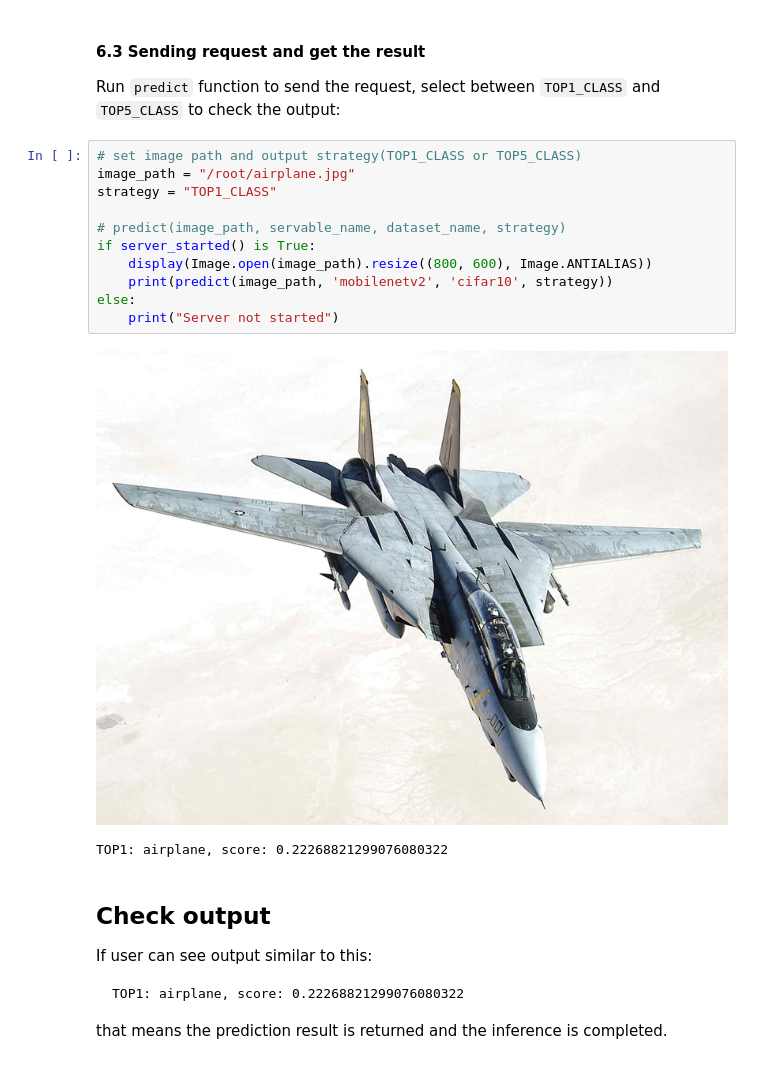
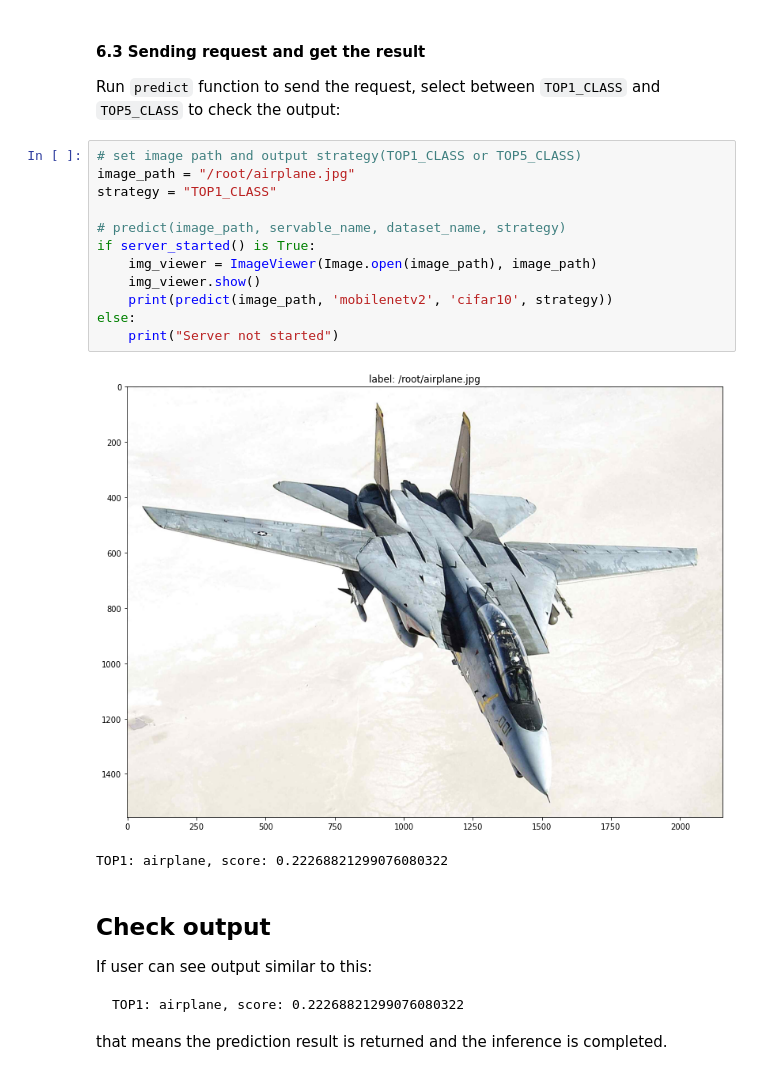
Before and after one commit to tinyms-ai/tinyms, a Jupyter notebook: docs/en/source/tutorials/TinyMS_MobileNetV2_tutorial.ipynb, the cells around one changed output. Drawn from its saved outputs; the diff is of its cells as text.

Commit message:
add train code and modify ImageViewer in tutorials

```diff
--- a/docs/en/source/tutorials/TinyMS_MobileNetV2_tutorial.ipynb
+++ b/docs/en/source/tutorials/TinyMS_MobileNetV2_tutorial.ipynb
@@ -246,16 +245,17 @@ Run `predict` function to send the request, select between `TOP1_CLASS` and `TOP
 # %%
 # set image path and output strategy(TOP1_CLASS or TOP5_CLASS)
 image_path = "/root/airplane.jpg"
 strategy = "TOP1_CLASS"
 
 # predict(image_path, servable_name, dataset_name, strategy)
 if server_started() is True:
-    display(Image.open(image_path).resize((800, 600), Image.ANTIALIAS))
+    img_viewer = ImageViewer(Image.open(image_path), image_path)
+    img_viewer.show()
     print(predict(image_path, 'mobilenetv2', 'cifar10', strategy))
 else:
     print("Server not started")
 # %% [output]
-[figure, old version]
+[figure, new version]
 TOP1: airplane, score: 0.22268821299076080322
 # %% [markdown]
 ## Check output
```
Also changed, not shown: parts of 5 cells of this notebook, 7 other files.
